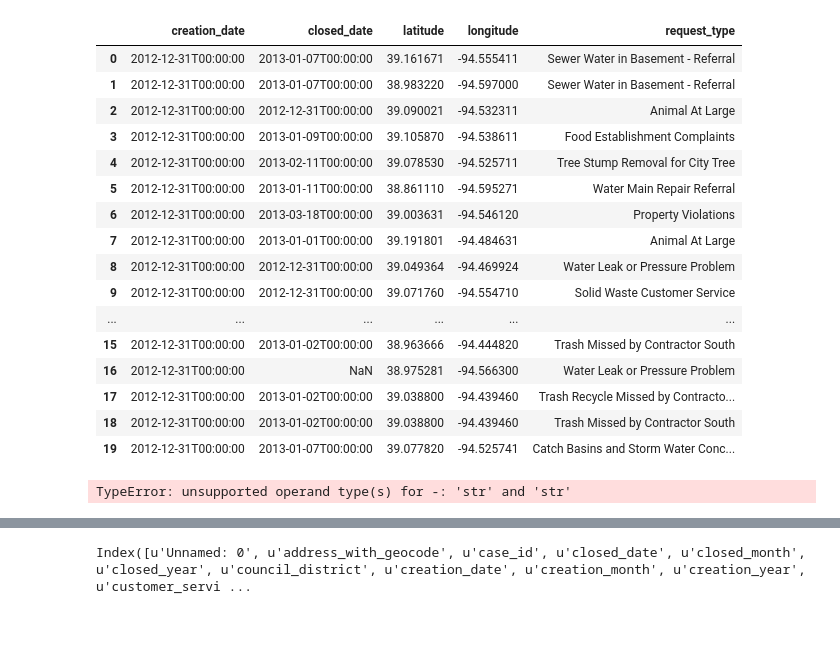
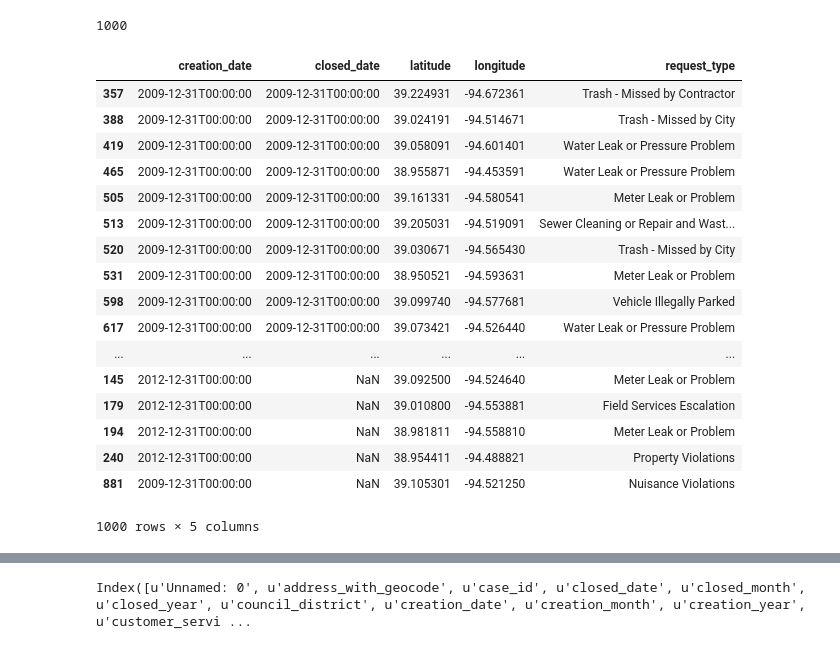
Before and after one commit to nikisix/kcData, a Jupyter notebook: 311/learn.ipynb, the cells around one changed output, grey strips where cells are left out. Cells and saved outputs as stored; diff of their text form; code cells hidden in the pictures.

```diff
--- a/311/learn.ipynb
+++ b/311/learn.ipynb
@@ -7,30 +7,31 @@ import re
 import operator
 import feedparser
 # %%
-d = pd.read_csv('data/311data')
+d = pd.read_csv('data/311data', nrows=1000)
+# %%
+len(d)
+# %% [output]
+1000
 # %%
-d2 = pd.DataFrame(d,index=range(0,20))
-d2 = pd.DataFrame(d2,columns=['creation_date', 'closed_date', 'latitude', 'longitude', 'request_type'])
-d2
+d = pd.DataFrame(d,columns=['creation_date', 'closed_date', 'latitude', 'longitude', 'request_type'])
+d = d.sort(columns=['closed_date'])
+d
 # %% [output]
 |  | creation_date | closed_date | latitude | longitude | request_type |
-| 0 | 2012-12-31T00:00:00 | 2013-01-07T00:00:00 | 39.161671 | -94.555411 | Sewer Water in Basement - Referral |
-| 1 | 2012-12-31T00:00:00 | 2013-01-07T00:00:00 | 38.983220 | -94.597000 | Sewer Water in Basement - Referral |
-| 2 | 2012-12-31T00:00:00 | 2012-12-31T00:00:00 | 39.090021 | -94.532311 | Animal At Large |
-| 3 | 2012-12-31T00:00:00 | 2013-01-09T00:00:00 | 39.105870 | -94.538611 | Food Establishment Complaints |
-| 4 | 2012-12-31T00:00:00 | 2013-02-11T00:00:00 | 39.078530 | -94.525711 | Tree Stump Removal for City Tree |
-| 5 | 2012-12-31T00:00:00 | 2013-01-11T00:00:00 | 38.861110 | -94.595271 | Water Main Repair Referral |
-| 6 | 2012-12-31T00:00:00 | 2013-03-18T00:00:00 | 39.003631 | -94.546120 | Property Violations |
-| 7 | 2012-12-31T00:00:00 | 2013-01-01T00:00:00 | 39.191801 | -94.484631 | Animal At Large |
-| 8 | 2012-12-31T00:00:00 | 2012-12-31T00:00:00 | 39.049364 | -94.469924 | Water Leak or Pressure Problem |
-| 9 | 2012-12-31T00:00:00 | 2012-12-31T00:00:00 | 39.071760 | -94.554710 | Solid Waste Customer Service |
+| 357 | 2009-12-31T00:00:00 | 2009-12-31T00:00:00 | 39.224931 | -94.672361 | Trash - Missed by Contractor |
+| 388 | 2009-12-31T00:00:00 | 2009-12-31T00:00:00 | 39.024191 | -94.514671 | Trash - Missed by City |
+| 419 | 2009-12-31T00:00:00 | 2009-12-31T00:00:00 | 39.058091 | -94.601401 | Water Leak or Pressure Problem |
+| 465 | 2009-12-31T00:00:00 | 2009-12-31T00:00:00 | 38.955871 | -94.453591 | Water Leak or Pressure Problem |
+| 505 | 2009-12-31T00:00:00 | 2009-12-31T00:00:00 | 39.161331 | -94.580541 | Meter Leak or Problem |
+| 513 | 2009-12-31T00:00:00 | 2009-12-31T00:00:00 | 39.205031 | -94.519091 | Sewer Cleaning or Repair and Wast... |
+| 520 | 2009-12-31T00:00:00 | 2009-12-31T00:00:00 | 39.030671 | -94.565430 | Trash - Missed by City |
+| 531 | 2009-12-31T00:00:00 | 2009-12-31T00:00:00 | 38.950521 | -94.593631 | Meter Leak or Problem |
+| 598 | 2009-12-31T00:00:00 | 2009-12-31T00:00:00 | 39.099740 | -94.577681 | Vehicle Illegally Parked |
+| 617 | 2009-12-31T00:00:00 | 2009-12-31T00:00:00 | 39.073421 | -94.526440 | Water Leak or Pressure Problem |
 | ... | ... | ... | ... | ... | ... |
-| 15 | 2012-12-31T00:00:00 | 2013-01-02T00:00:00 | 38.963666 | -94.444820 | Trash Missed by Contractor South |
-| 16 | 2012-12-31T00:00:00 | NaN | 38.975281 | -94.566300 | Water Leak or Pressure Problem |
-| 17 | 2012-12-31T00:00:00 | 2013-01-02T00:00:00 | 39.038800 | -94.439460 | Trash Recycle Missed by Contracto... |
-| 18 | 2012-12-31T00:00:00 | 2013-01-02T00:00:00 | 39.038800 | -94.439460 | Trash Missed by Contractor South |
-| 19 | 2012-12-31T00:00:00 | 2013-01-07T00:00:00 | 39.077820 | -94.525741 | Catch Basins and Storm Water Conc... |
+| 145 | 2012-12-31T00:00:00 | NaN | 39.092500 | -94.524640 | Meter Leak or Problem |
+| 179 | 2012-12-31T00:00:00 | NaN | 39.010800 | -94.553881 | Field Services Escalation |
+| 194 | 2012-12-31T00:00:00 | NaN | 38.981811 | -94.558810 | Meter Leak or Problem |
+| 240 | 2012-12-31T00:00:00 | NaN | 38.954411 | -94.488821 | Property Violations |
+| 881 | 2009-12-31T00:00:00 | NaN | 39.105301 | -94.521250 | Nuisance Violations |
+1000 rows × 5 columns
-# %%
-d2.closed_date[0] - d2.closed_date[1]
-# %% [output]
-TypeError: unsupported operand type(s) for -: 'str' and 'str'
```
Also changed, not shown: parts of 8 cells of this notebook, 2 other files.
